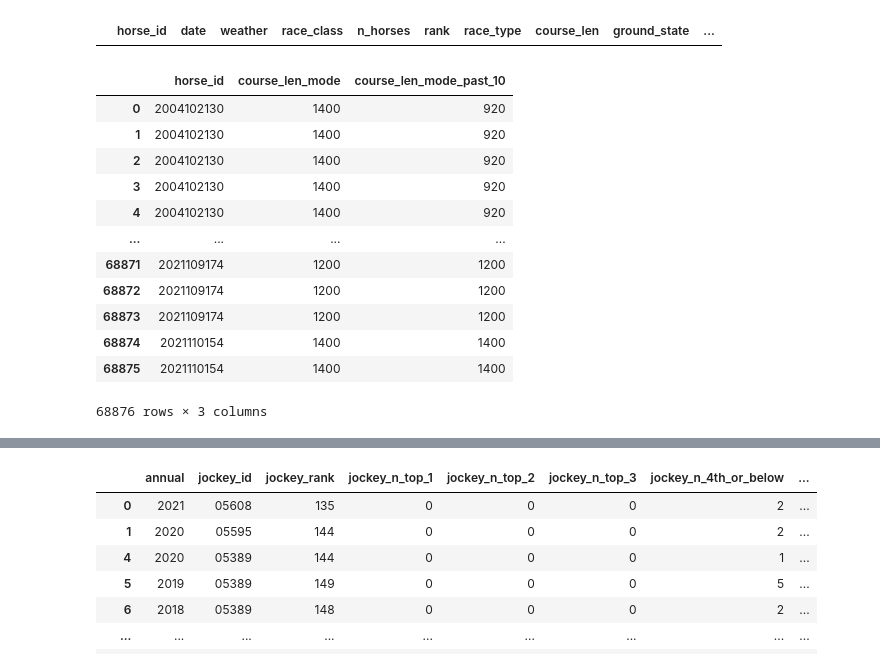
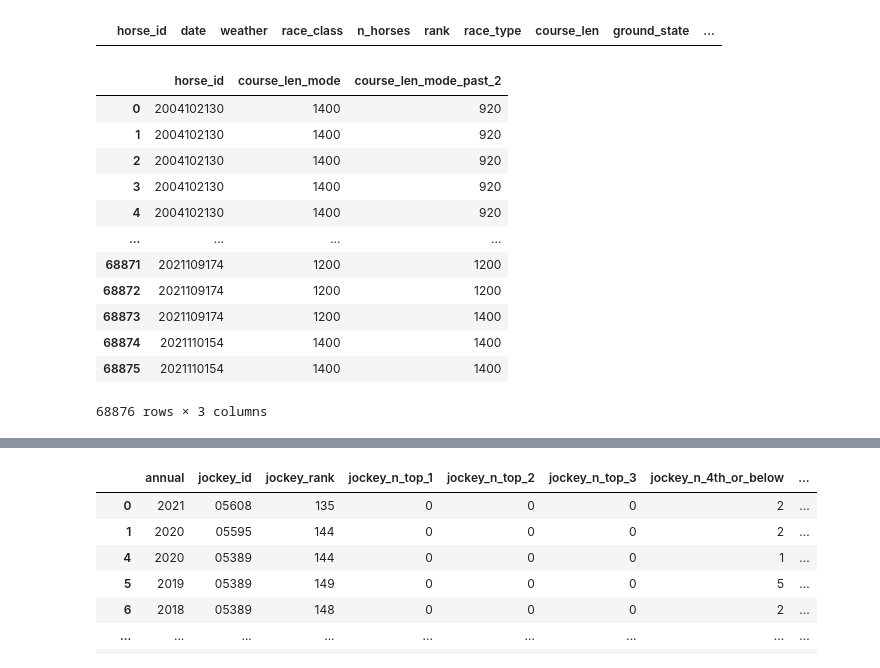
Before and after one commit to nanzeu/keiba, a Jupyter notebook: create_features.ipynb, the cells around one changed output, grey strips where cells are left out. Saved outputs shown, nothing was run; the diff lists cells and outputs as text; code cells hidden in the pictures.

```diff
--- a/create_features.ipynb
+++ b/create_features.ipynb
@@ -42,9 +42,9 @@ h.df_f[h.df_f['horse_id'] == 2011106610]
 # %% [output]
 |  | horse_id | date | weather | race_class | n_horses | rank | race_type | course_len | ground_state | ... |
 # %%
-h.df_c[['horse_id', 'course_len_mode', 'course_len_mode_past_10']]
+h.df_c[['horse_id', 'course_len_mode', 'course_len_mode_past_2']]
 # %% [output]
-|  | horse_id | course_len_mode | course_len_mode_past_10 |
+|  | horse_id | course_len_mode | course_len_mode_past_2 |
 | 0 | 2004102130 | 1400 | 920 |
 | 1 | 2004102130 | 1400 | 920 |
 | 2 | 2004102130 | 1400 | 920 |
@@ -53,7 +53,7 @@ h.df_c[['horse_id', 'course_len_mode', 'course_len_mode_past_10']]
 | ... | ... | ... | ... |
 | 68871 | 2021109174 | 1200 | 1200 |
 | 68872 | 2021109174 | 1200 | 1200 |
-| 68873 | 2021109174 | 1200 | 1200 |
+| 68873 | 2021109174 | 1200 | 1400 |
 | 68874 | 2021110154 | 1400 | 1400 |
 | 68875 | 2021110154 | 1400 | 1400 |
 68876 rows × 3 columns
```
Also changed, not shown: parts of 4 cells of this notebook, 16 other files.
